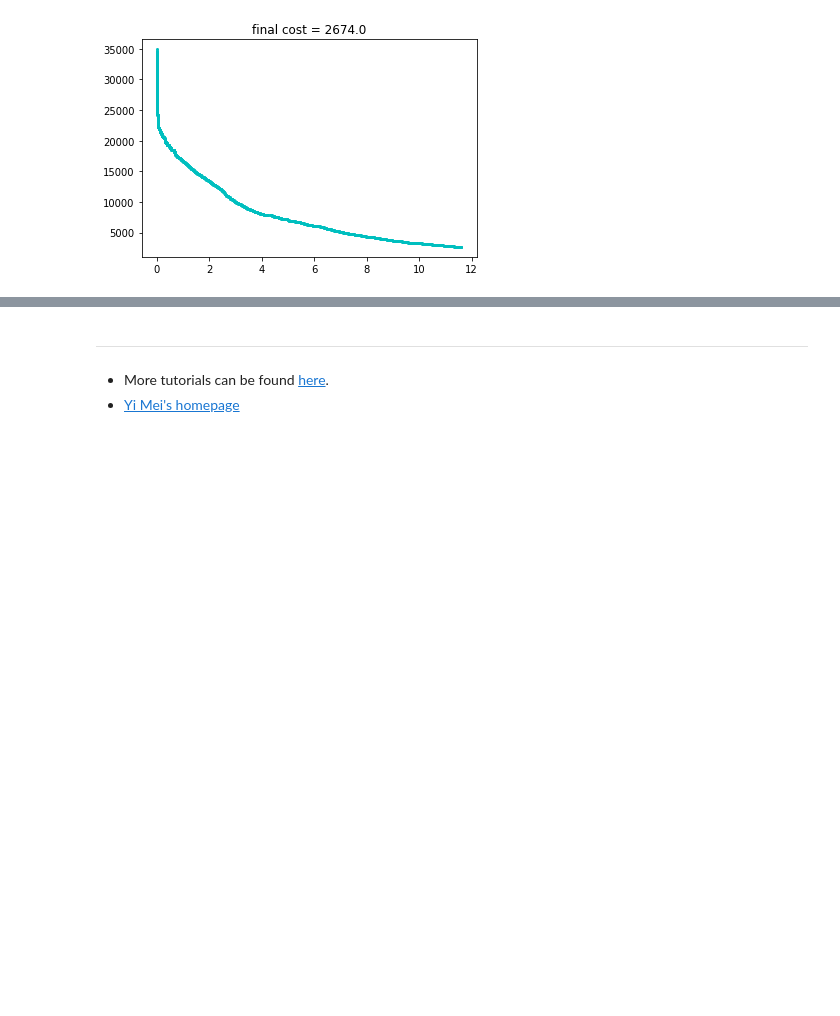
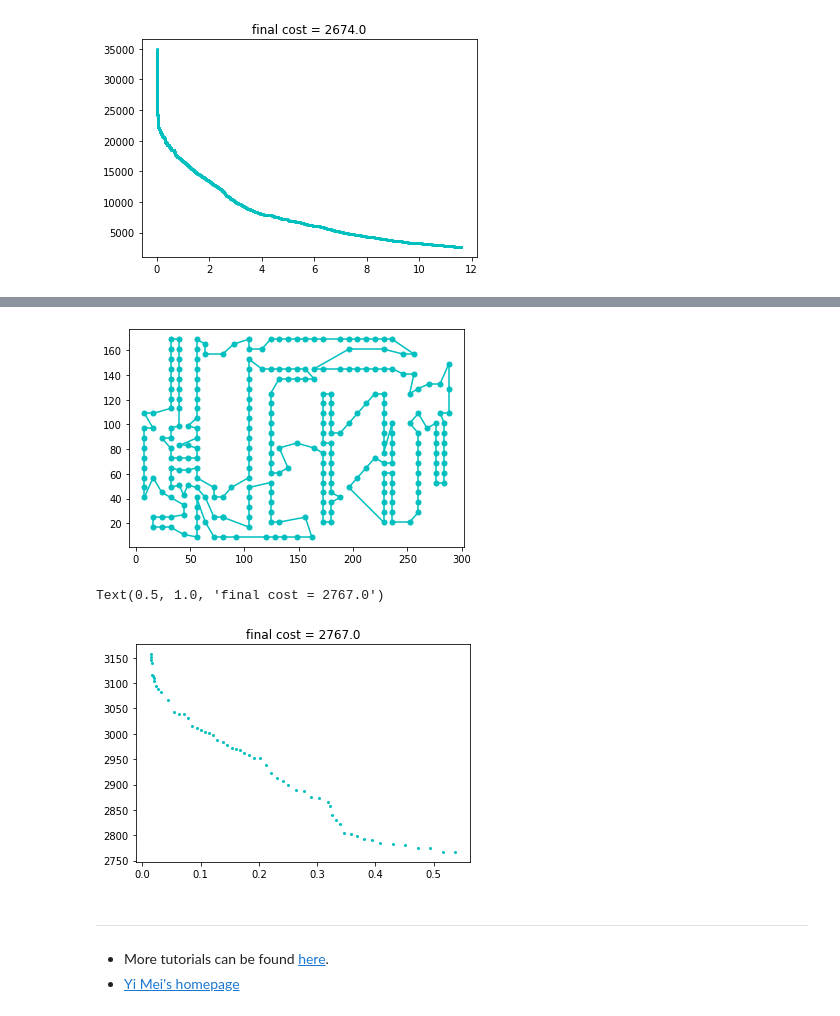
Before and after one commit to meiyi1986/tutorials, a Jupyter notebook: notebooks/tsp-local-search.ipynb, the cells around one changed output, grey strips where cells are left out. Saved outputs shown, nothing was run; the diff lists cells and outputs as text; code cells hidden in the pictures; blank space fills up the shorter version.

```diff
--- a/notebooks/tsp-local-search.ipynb
+++ b/notebooks/tsp-local-search.ipynb
@@ -327,0 +356,35 @@ Text(0.5, 1.0, 'final cost = 2674.0')
+# %%
+log = [] # The log [time, cost]
+start = time.time()
+
+tour = nearest_neighbour_tsp(list(coord.keys()), dist_mtx)
+cost = calc_tour_cost(tour, dist_mtx)
+
+end = time.time()
+log.append([end-start, cost])
+
+improved = True
+while improved:
+    improved = False
+
+    best_change, best_i, best_j = two_opt_first_improvement(tour, dist_mtx)
+
+    # Actually change the tour if we found an improvement
+    if best_change > 0.0000000001:
+        # Change the tour, reverse the part [best_i+1, best_j]
+        tour[best_i+1:best_j+1] = tour[best_i+1:best_j+1][::-1]
+        cost -= best_change
+        improved = True
+
+    end = time.time()
+    log.append([end-start, cost])
+
+print(f"{end - start} seconds elapsed.")
+
+visualise(tour, coord, "")
+
+# Plot the [px, py] points
+for [t, cost] in log:
+    plt.plot(t, cost, 'co', markersize = 2)
+plt.title("final cost = " + str(cost))
+# %% [output]
@@ -328,3 +392,6 @@ Text(0.5, 1.0, 'final cost = 2674.0')
+[figure, added]
+Text(0.5, 1.0, 'final cost = 2767.0')
+[figure, added]
 # %% [markdown]
 ---
 
```
Also changed, not shown: parts of 4 cells of this notebook, 4 other files.
